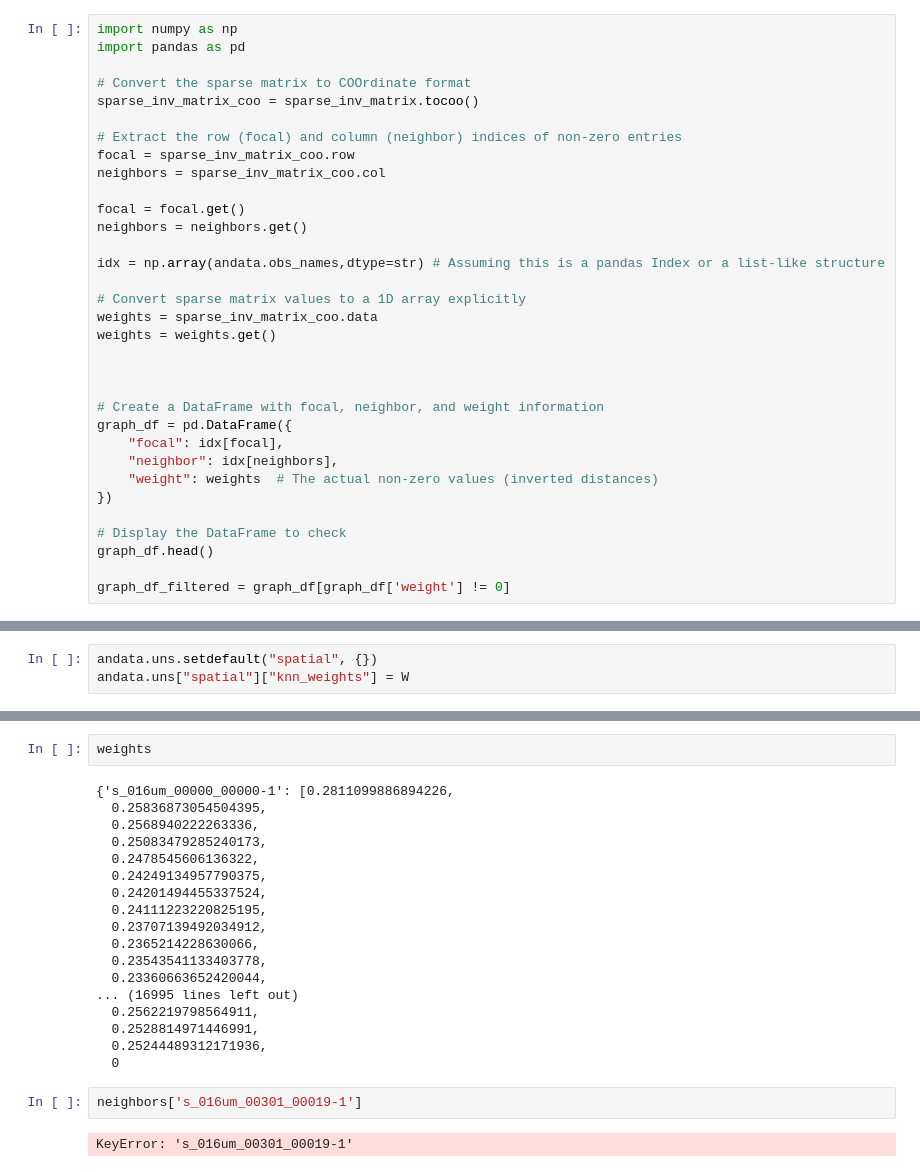
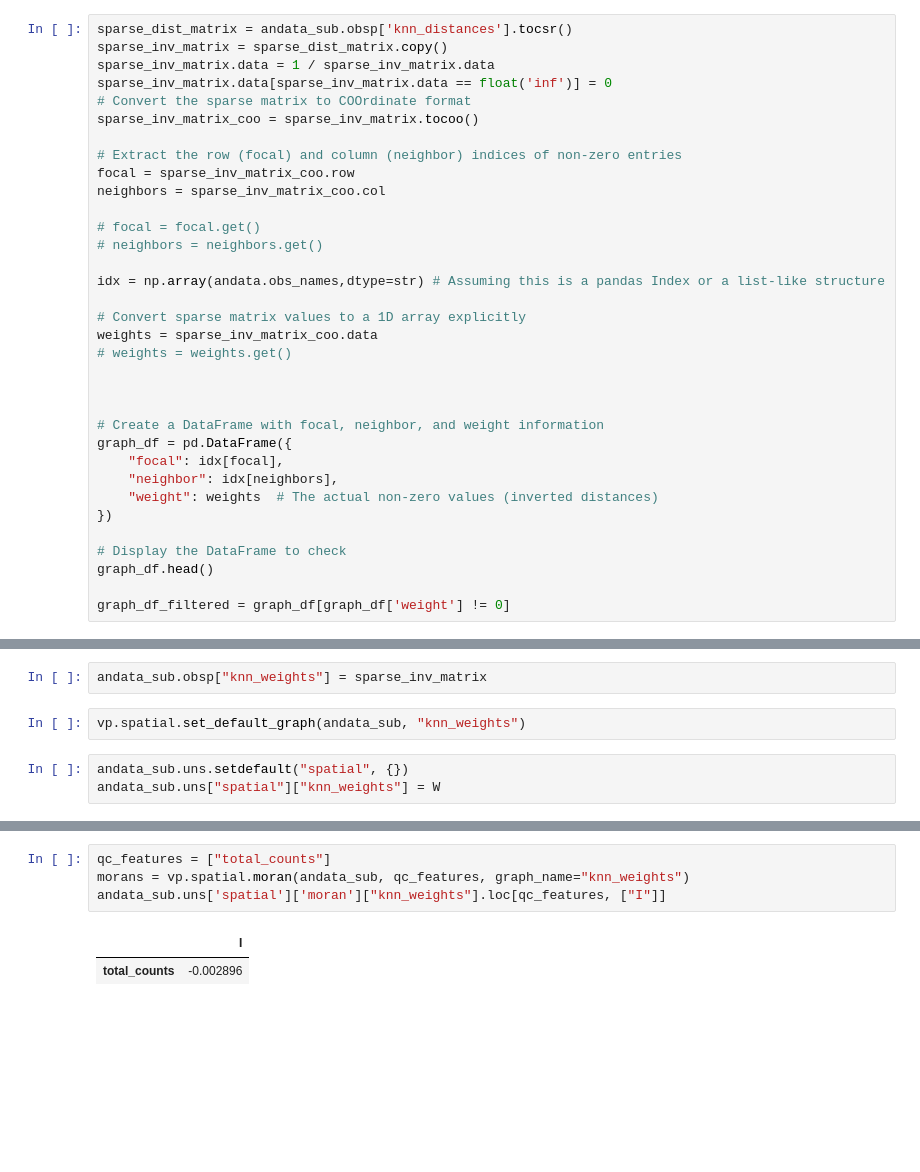
Before and after one commit to gkanfer/SpatialOmicsToolkit, a Jupyter notebook: Untitled.ipynb, the cells around one changed output, grey strips where cells are left out. Saved outputs shown, nothing was run; the diff lists cells and outputs as text; blank space fills up the shorter version.

Commit message:
distance matrix example

```diff
--- a/Untitled.ipynb
+++ b/Untitled.ipynb
@@ -72,7 +72,8 @@ Index(['s_016um_00301_00019-1'], dtype='object')
 # %%
-import numpy as np
-import pandas as pd
-
+sparse_dist_matrix = andata_sub.obsp['knn_distances'].tocsr()
+sparse_inv_matrix = sparse_dist_matrix.copy()
+sparse_inv_matrix.data = 1 / sparse_inv_matrix.data
+sparse_inv_matrix.data[sparse_inv_matrix.data == float('inf')] = 0
 # Convert the sparse matrix to COOrdinate format
 sparse_inv_matrix_coo = sparse_inv_matrix.tocoo()
 
@@ -80,14 +81,14 @@ sparse_inv_matrix_coo = sparse_inv_matrix.tocoo()
 focal = sparse_inv_matrix_coo.row
 neighbors = sparse_inv_matrix_coo.col
 
-focal = focal.get()
-neighbors = neighbors.get()
+# focal = focal.get()
+# neighbors = neighbors.get()
 
 idx = np.array(andata.obs_names,dtype=str) # Assuming this is a pandas Index or a list-like structure
 
 # Convert sparse matrix values to a 1D array explicitly
 weights = sparse_inv_matrix_coo.data
-weights = weights.get()
+# weights = weights.get()
 
 
 
@@ -112,3 +109,7 @@ graph_df_filtered.loc[graph_df_filtered['focal']=='s_016um_00301_00019-1']
+# %%
+andata_sub.obsp["knn_weights"] = sparse_inv_matrix
+# %%
+vp.spatial.set_default_graph(andata_sub, "knn_weights")
 # %%
-andata.uns.setdefault("spatial", {})
-andata.uns["spatial"]["knn_weights"] = W
+andata_sub.uns.setdefault("spatial", {})
+andata_sub.uns["spatial"]["knn_weights"] = W
@@ -142,24 +116,7 @@ for ix, chunk in grouper:
-# %%
-weights
-# %% [output]
-{'s_016um_00000_00000-1': [0.2811099886894226,
-  0.25836873054504395,
-  0.2568940222263336,
-  0.25083479285240173,
-  0.2478545606136322,
-  0.24249134957790375,
-  0.24201494455337524,
-  0.24111223220825195,
-  0.23707139492034912,
-  0.2365214228630066,
-  0.23543541133403778,
-  0.23360663652420044,
-... (16995 lines left out)
-  0.2562219798564911,
-  0.2528814971446991,
-  0.25244489312171936,
-  0
-# %%
-neighbors['s_016um_00301_00019-1']
-# %% [output]
-KeyError: 's_016um_00301_00019-1'
+# %%
+qc_features = ["total_counts"]
+morans = vp.spatial.moran(andata_sub, qc_features, graph_name="knn_weights")
+andata_sub.uns['spatial']['moran']["knn_weights"].loc[qc_features, ["I"]]
+# %% [output]
+|  | I |
+| total_counts | -0.002896 |
```
Also changed, not shown: parts of 25 cells of this notebook, 4 other files.
